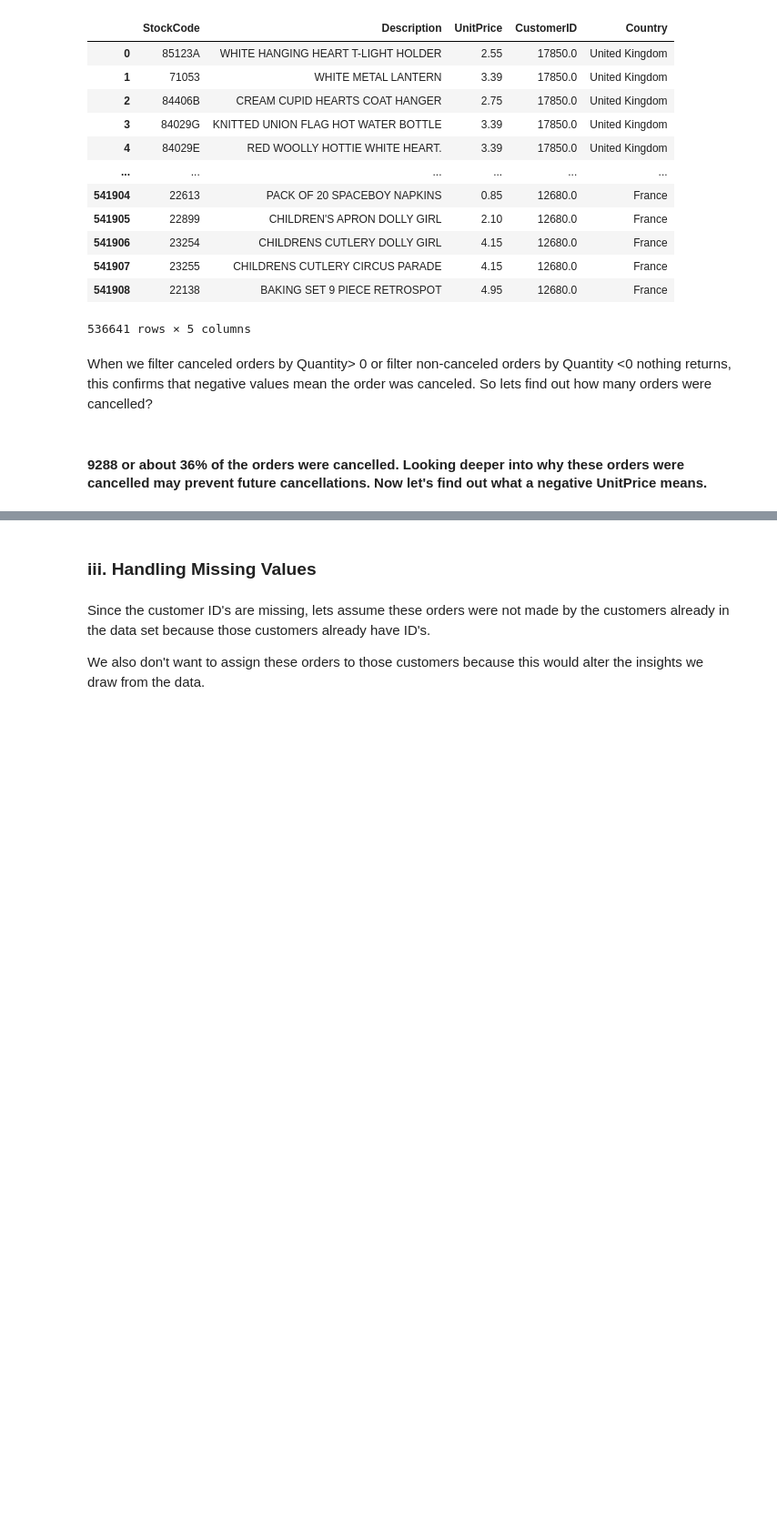
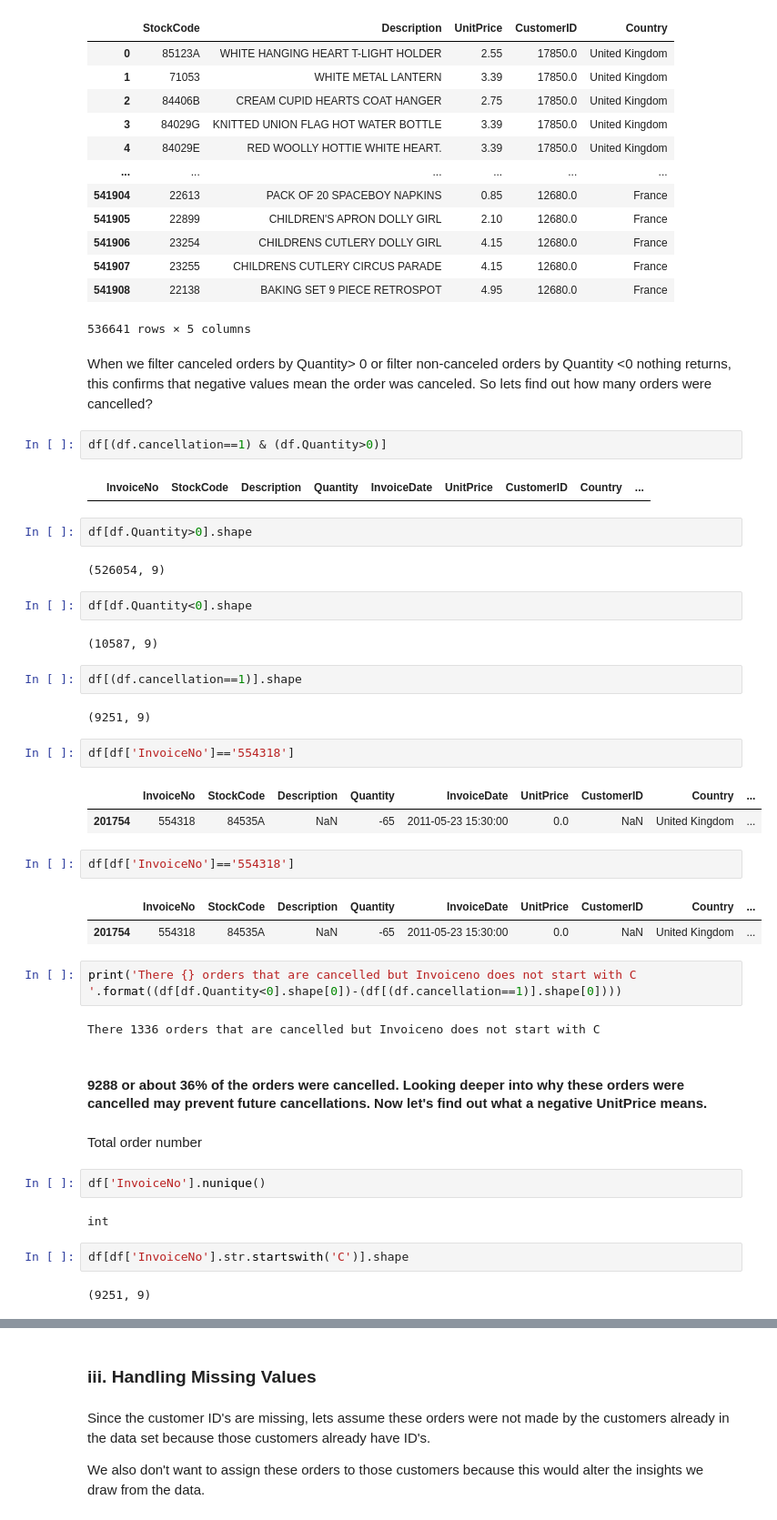
Before and after one commit to smeteo/Data_Science_and_Machine_Learning, a Jupyter notebook: 8. Capstone Projects/Project_1_Customer_Segmentation/Customer_Segmentation_Capstone_Project_1.ipynb, the cells around one changed output, grey strips where cells are left out. Shown at 91% size. Drawn from its saved outputs; the diff is of its cells as text; blank space fills up the shorter version.

```diff
--- a/8. Capstone Projects/Project_1_Customer_Segmentation/Customer_Segmentation_Capstone_Project_1.ipynb
+++ b/8. Capstone Projects/Project_1_Customer_Segmentation/Customer_Segmentation_Capstone_Project_1.ipynb
@@ -450,5 +450,45 @@ df[['StockCode', 'Description','UnitPrice', 'CustomerID', 'Country' ]]
 536641 rows × 5 columns
 # %% [markdown]
 When we filter canceled orders by Quantity> 0 or filter non-canceled orders by Quantity <0 nothing returns, this confirms that negative values mean the order was canceled. So lets find out how many orders were cancelled?
+# %%
+df[(df.cancellation==1) & (df.Quantity>0)]
+# %% [output]
+|  | InvoiceNo | StockCode | Description | Quantity | InvoiceDate | UnitPrice | CustomerID | Country | ... |
+# %%
+df[df.Quantity>0].shape
+# %% [output]
+(526054, 9)
+# %%
+df[df.Quantity<0].shape
+# %% [output]
+(10587, 9)
+# %%
+df[(df.cancellation==1)].shape
+# %% [output]
+(9251, 9)
+# %%
+df[df['InvoiceNo']=='554318']
+# %% [output]
+|  | InvoiceNo | StockCode | Description | Quantity | InvoiceDate | UnitPrice | CustomerID | Country | ... |
+| 201754 | 554318 | 84535A | NaN | -65 | 2011-05-23 15:30:00 | 0.0 | NaN | United Kingdom | ... |
+# %%
+df[df['InvoiceNo']=='554318']
+# %% [output]
+|  | InvoiceNo | StockCode | Description | Quantity | InvoiceDate | UnitPrice | CustomerID | Country | ... |
+| 201754 | 554318 | 84535A | NaN | -65 | 2011-05-23 15:30:00 | 0.0 | NaN | United Kingdom | ... |
+# %%
+print('There {} orders that are cancelled but Invoiceno does not start with C '.format((df[df.Quantity<0].shape[0])-(df[(df.cancellation==1)].shape[0])))
+# %% [output]
+There 1336 orders that are cancelled but Invoiceno does not start with C
 # %% [markdown]
 #### 9288 or about 36% of the orders were cancelled. Looking deeper into why these orders were cancelled may prevent future cancellations. Now let's find out what a negative UnitPrice means.
+# %% [markdown]
+Total order number
+# %%
+df['InvoiceNo'].nunique()
+# %% [output]
+int
+# %%
+df[df['InvoiceNo'].str.startswith('C')].shape
+# %% [output]
+(9251, 9)
```
Also changed, not shown: parts of 6 cells of this notebook.
